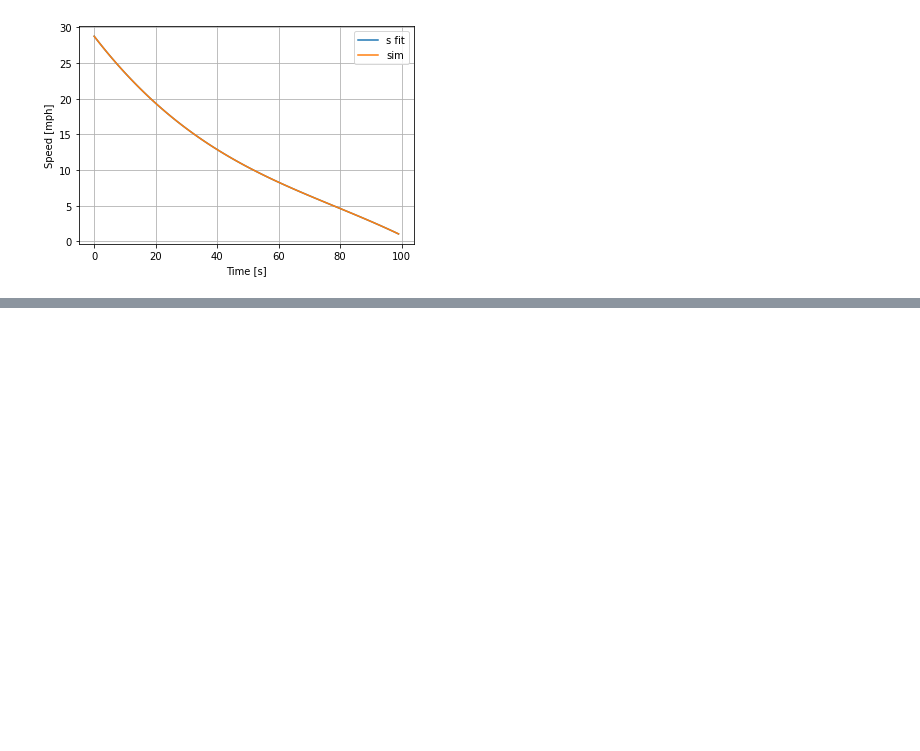
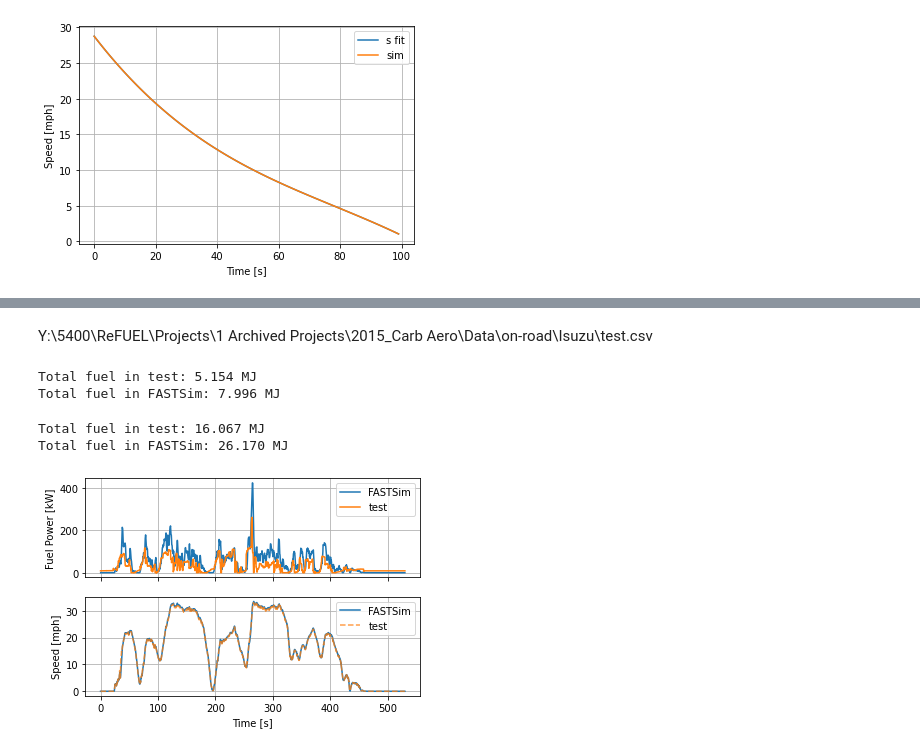
Before and after one commit to NREL/fastsim, a Jupyter notebook: docs/class4truck.ipynb, the cells around one changed output, grey strips where cells are left out. Saved outputs shown, nothing was run; the diff lists cells and outputs as text; code cells hidden in the pictures; blank space fills up the shorter version.

```diff
--- a/docs/class4truck.ipynb
+++ b/docs/class4truck.ipynb
@@ -233,0 +316,39 @@ plt.grid()
+# %% [markdown]
+Y:\5400\ReFUEL\Projects\1 Archived Projects\2015_Carb Aero\Data\on-road\Isuzu\test.csv
+# %%
+df_isuzu = pd.read_csv('../cycles/Isuzu_test_formatted.csv')
+df_isuzu['Fuel Power [kW]'] = df_isuzu['EngFuelRate[l/h]'] / 3600 * rho_diesel * lhv_diesel
+df_isuzu['Speed[mps]'] = df_isuzu['gps_Speed[km/h]'].values * 0.278
+df_isuzu['Eng Torque [N*m]'] = df_isuzu['EngReferenceTorque[-]'] * df_isuzu['EngPercentTorque_ACT[%]'] / 100
+df_isuzu['Eng Power [kW]'] = df_isuzu['Eng Torque [N*m]'] * df_isuzu['EngSpeed[RPM]'] / 60 * 2 * np.pi / 1e3
+df_isuzu['Eng Eff [-]'] = df_isuzu['Eng Power [kW]'] / df_isuzu['Fuel Power [kW]']
+# %%
+cyc_isuzu = cycle.Cycle(
+    cyc_dict={'cycSecs':df_isuzu['time[s]'].values,
+              'cycMps':df_isuzu['Speed[mps]'].values})\
+    .get_numba_cyc()
+veh = vehicle.Vehicle(veh_file='../vehdb/Class 4 Truck.csv')
+# veh.dragCoef = 0.1
+# veh.vehKg = 4500
+veh_jit = veh.get_numba_veh()
+
+sd_isuzu = simdrive.SimDriveJit(cyc_isuzu, veh_jit)
+sd_isuzu.sim_drive()
+# %%
+print('Total fuel in test: {:.3f} MJ'.format(
+    np.trapz(df_isuzu['Eng Power [kW]'], df_isuzu['time[s]']) / 1e3))
+print('Total fuel in FASTSim: {:.3f} MJ'.format(np.trapz(sd_isuzu.fcKwOutAch / 1e3, cyc_isuzu.cycSecs)))
+# %% [output]
+Total fuel in test: 5.154 MJ
+Total fuel in FASTSim: 7.996 MJ
+# %%
+print('Total fuel in test: {:.3f} MJ'.format(
+    np.trapz(df_isuzu['Fuel Power [kW]'], df_isuzu['time[s]']) / 1e3))
+print('Total fuel in FASTSim: {:.3f} MJ'.format(np.trapz(sd_isuzu.fcKwInAch / 1e3, cyc_isuzu.cycSecs)))
+# %% [output]
+Total fuel in test: 16.067 MJ
+Total fuel in FASTSim: 26.170 MJ
+# %%
+plot_fuel_power(sd_isuzu, df_isuzu, save_name='fastim vs isuzu test', roll_width=10)
+# %% [output]
+[figure, added]
```
Also changed, not shown: parts of 20 cells of this notebook.
